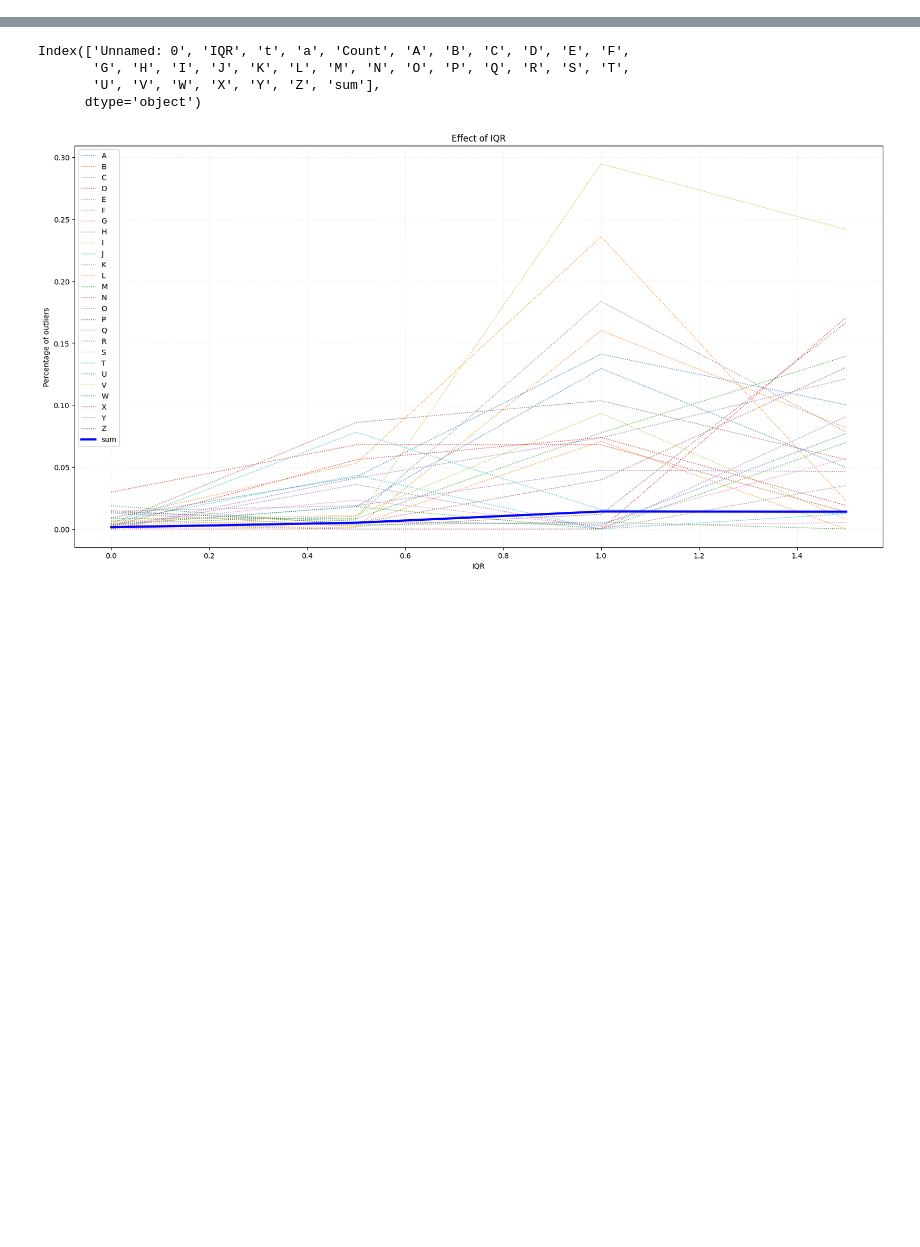
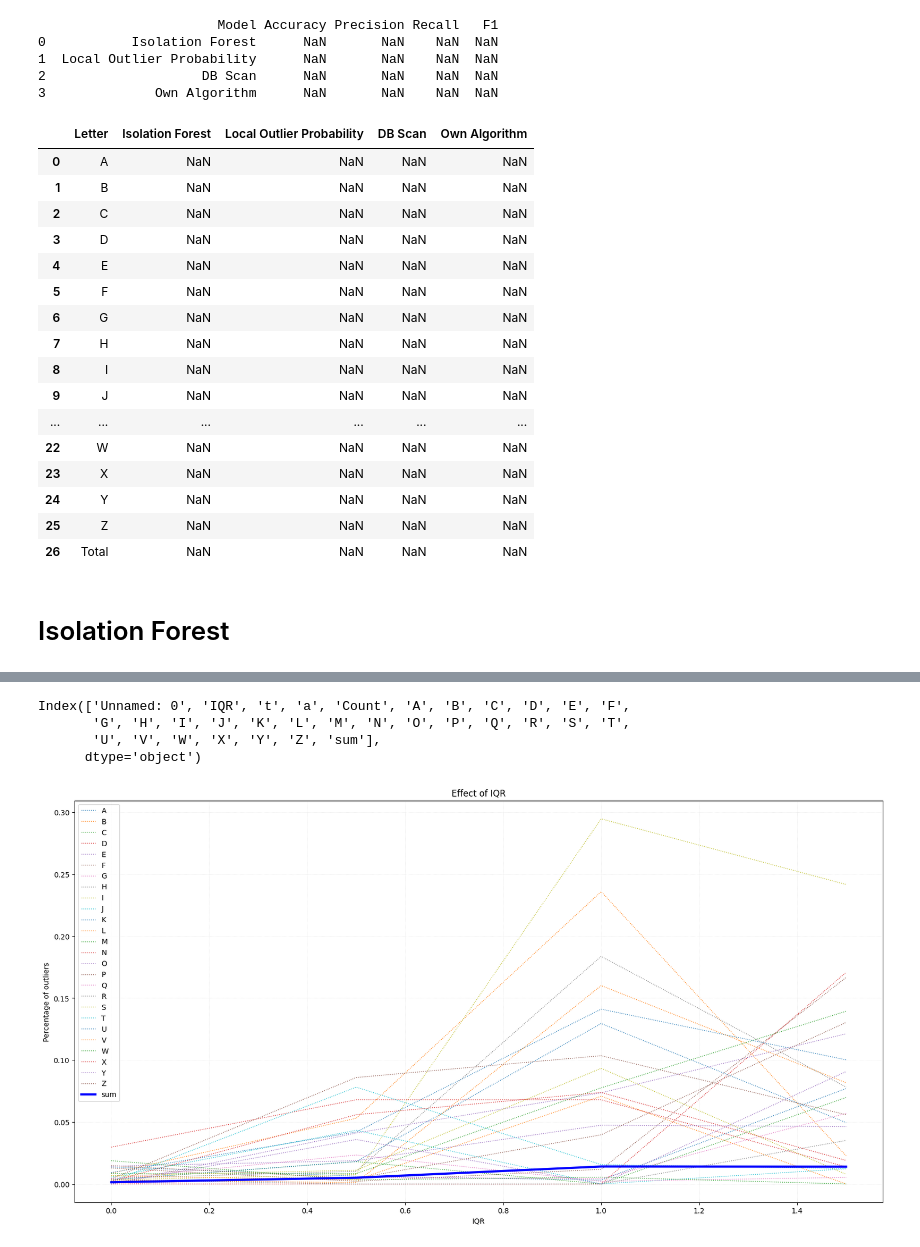
Before and after one commit to mmlein/KDDM2, a Jupyter notebook: src/06_results/effect_hyperparameter.ipynb, the cells around one changed output, grey strips where cells are left out. Cells and saved outputs as stored; diff of their text form; code cells hidden in the pictures; blank space fills up the shorter version.

```diff
--- a/src/06_results/effect_hyperparameter.ipynb
+++ b/src/06_results/effect_hyperparameter.ipynb
@@ -5,2 +11,42 @@ from plot_hyperparameter import  plot_results
 
 import pandas as pd
+# %%
+results_columns = ["Model", "Accuracy", "Precision", "Recall", "F1"]
+
+results = pd.DataFrame(columns=results_columns )
+results["Model"] = ["Isolation Forest", "Local Outlier Probability", "DB Scan", "Own Algorithm"]
+print(results)
+
+alphabet = list(string.ascii_uppercase)
+perc_columns = ["Letter", "Isolation Forest", "Local Outlier Probability", "DB Scan", "Own Algorithm"]
+percentages = pd.DataFrame(columns=perc_columns)
+percentages["Letter"] = alphabet + ["Total"]
+#columns for recieving the percentages
+
+percentages_columns = alphabet + ["Total"]
+percentages
+# %% [output]
+                       Model Accuracy Precision Recall   F1
+0           Isolation Forest      NaN       NaN    NaN  NaN
+1  Local Outlier Probability      NaN       NaN    NaN  NaN
+2                    DB Scan      NaN       NaN    NaN  NaN
+3              Own Algorithm      NaN       NaN    NaN  NaN
+|  | Letter | Isolation Forest | Local Outlier Probability | DB Scan | Own Algorithm |
+| 0 | A | NaN | NaN | NaN | NaN |
+| 1 | B | NaN | NaN | NaN | NaN |
+| 2 | C | NaN | NaN | NaN | NaN |
+| 3 | D | NaN | NaN | NaN | NaN |
+| 4 | E | NaN | NaN | NaN | NaN |
+| 5 | F | NaN | NaN | NaN | NaN |
+| 6 | G | NaN | NaN | NaN | NaN |
+| 7 | H | NaN | NaN | NaN | NaN |
+| 8 | I | NaN | NaN | NaN | NaN |
+| 9 | J | NaN | NaN | NaN | NaN |
+| ... | ... | ... | ... | ... | ... |
+| 22 | W | NaN | NaN | NaN | NaN |
+| 23 | X | NaN | NaN | NaN | NaN |
+| 24 | Y | NaN | NaN | NaN | NaN |
+| 25 | Z | NaN | NaN | NaN | NaN |
+| 26 | Total | NaN | NaN | NaN | NaN |
+# %% [markdown]
+# Isolation Forest
```
Also changed, not shown: parts of 13 cells of this notebook, 1 other file.
